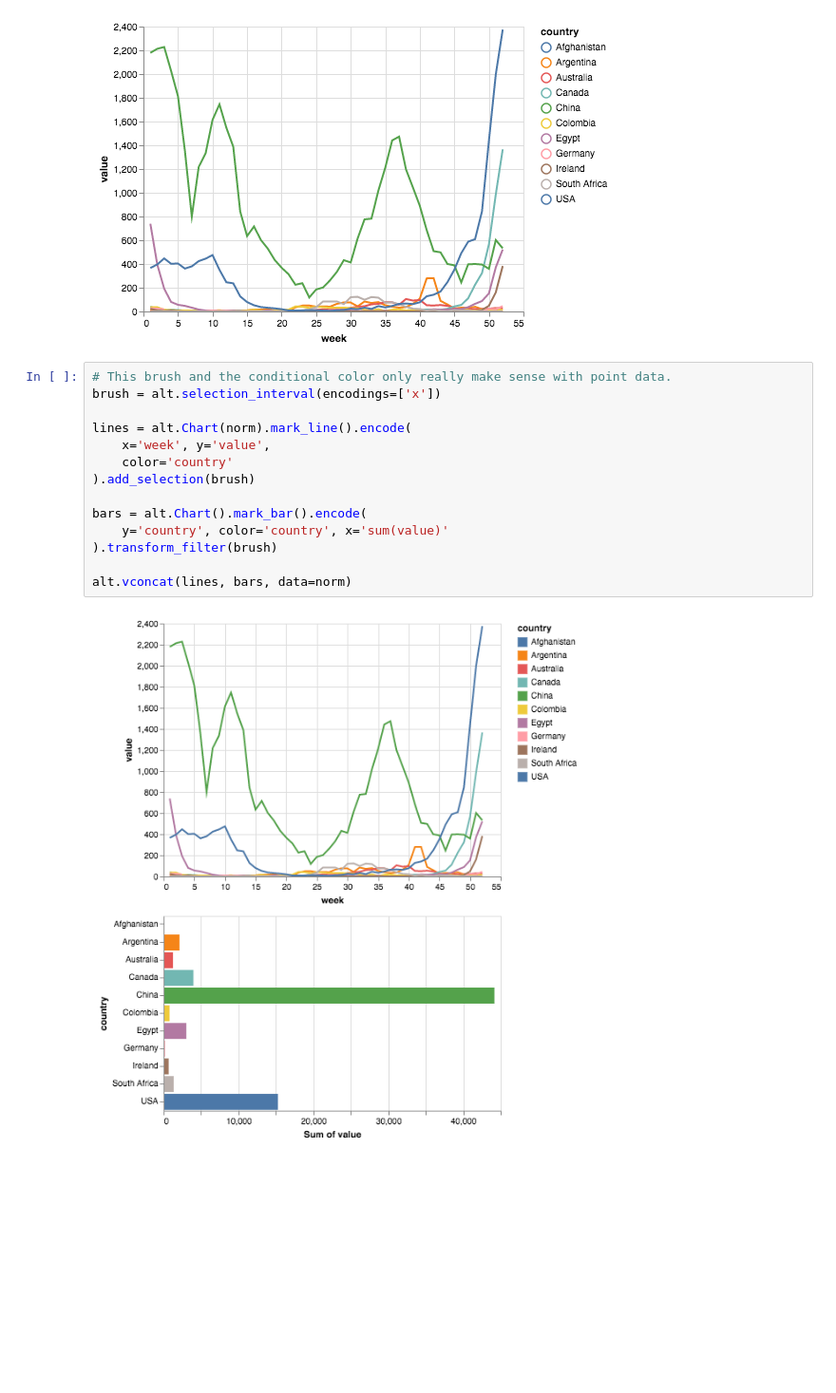
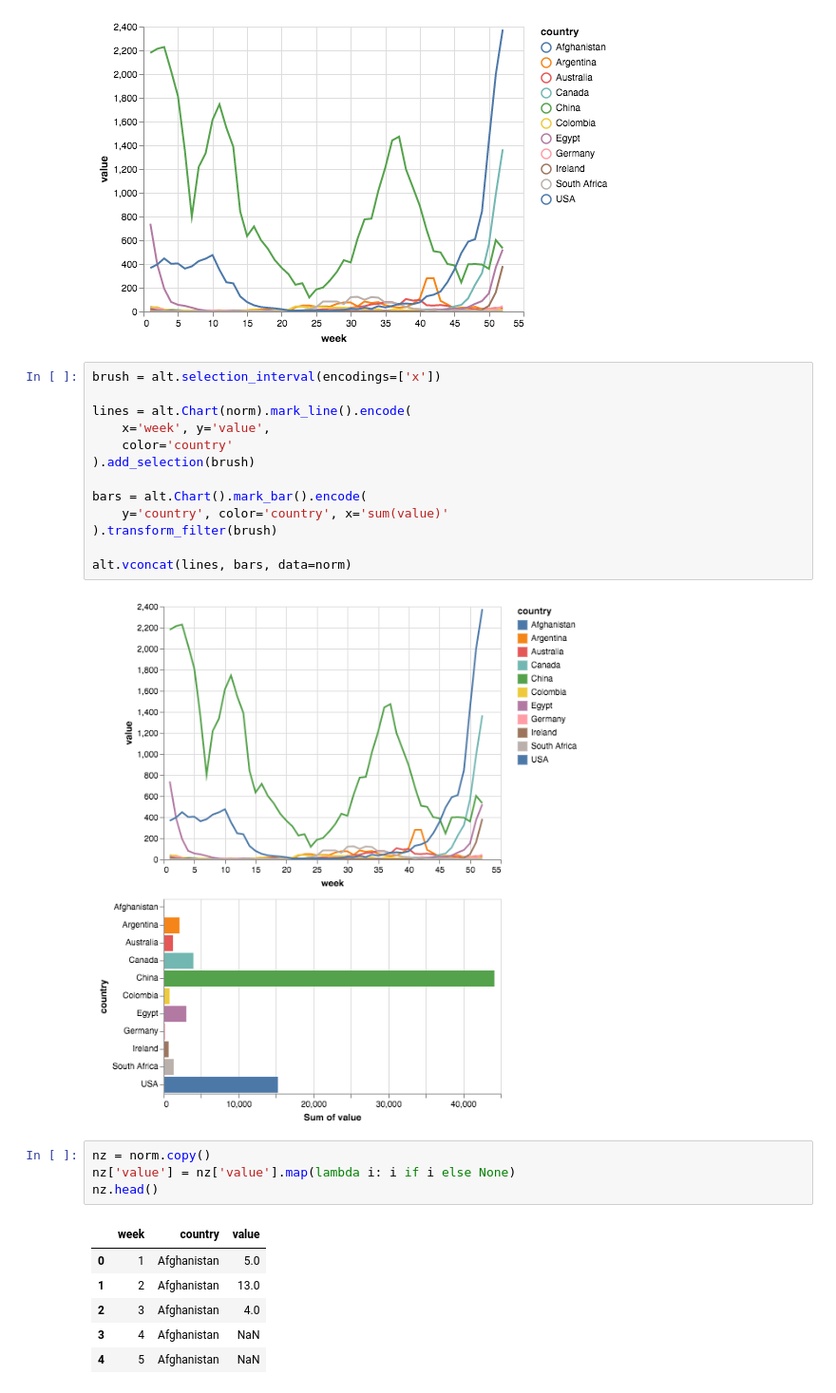
Before and after one commit to mccalluc/altair-demo, a Jupyter notebook: demo.ipynb, the cells around one changed output. Shown at 95% size. Saved outputs shown, nothing was run; the diff lists cells and outputs as text; blank space fills up the shorter version.

```diff
--- a/demo.ipynb
+++ b/demo.ipynb
@@ -61,7 +61,6 @@ lines
 # %% [output]
 [figure]
 # %%
-# This brush and the conditional color only really make sense with point data.
 brush = alt.selection_interval(encodings=['x'])
 
 lines = alt.Chart(norm).mark_line().encode(
@@ -76,3 +75,14 @@ bars = alt.Chart().mark_bar().encode(
 alt.vconcat(lines, bars, data=norm)
 # %% [output]
 [figure]
+# %%
+nz = norm.copy()
+nz['value'] = nz['value'].map(lambda i: i if i else None)
+nz.head()
+# %% [output]
+|  | week | country | value |
+| 0 | 1 | Afghanistan | 5.0 |
+| 1 | 2 | Afghanistan | 13.0 |
+| 2 | 3 | Afghanistan | 4.0 |
+| 3 | 4 | Afghanistan | NaN |
+| 4 | 5 | Afghanistan | NaN |
```
Also changed, not shown: parts of 1 cell of this notebook.
